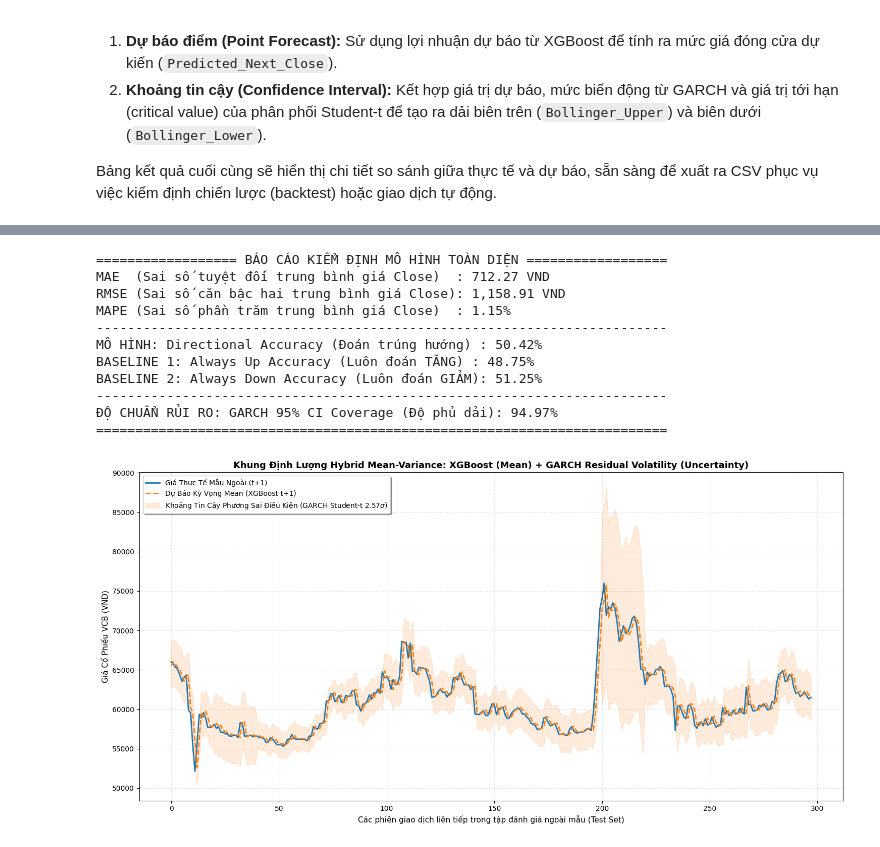
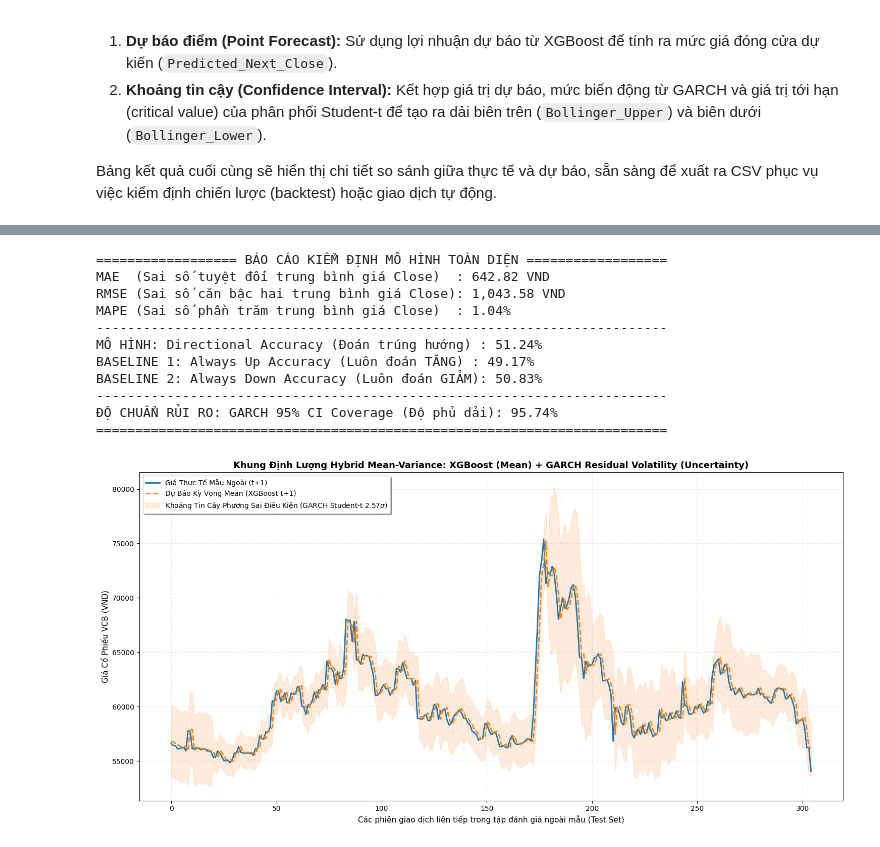
Before and after one commit to dinhhuy410/ADY201m_Final_Project, a Jupyter notebook: notebooks/Training_XGBoost.ipynb, the cells around one changed output, grey strips where cells are left out. Saved outputs shown, nothing was run; the diff lists cells and outputs as text; code cells hidden in the pictures.

Commit message:
Update data, XGboost

```diff
--- a/notebooks/Training_XGBoost.ipynb
+++ b/notebooks/Training_XGBoost.ipynb
@@ -253,8 +257,8 @@ from sklearn.metrics import mean_absolute_error, mean_squared_error, mean_absolu
 # 1. TẢI DỮ LIỆU ĐÃ TÍNH TOÁN
 # =====================================================================
 try:
-    results_df = pd.read_csv('hybrid_predictions_output.csv', index_col=0, parse_dates=True)
-    with open('garch_config.txt', 'r') as f:
+    results_df = pd.read_csv('../data/hybrid_predictions_output.csv', index_col=0, parse_dates=True)
+    with open('../configs/garch_config.txt', 'r') as f:
         critical_value = float(f.read().strip())
 except FileNotFoundError:
     raise FileNotFoundError("Khong tim thay ket qua tinh toan. Vui long chay file 'train_pipeline.py' truoc!")
@@ -296,38 +300,38 @@ print("-------------------------------------------------------------------------
 print(f"ĐỘ CHUẨN RỦI RO: GARCH 95% CI Coverage (Độ phủ dải): {coverage:.2f}%")
 print("=========================================================================\n")
 
 # =====================================================================
 # 3. VẼ BIỂU ĐỒ HYBRID MEAN-VARIANCE CHUẨN LUẬN VĂN
 # =====================================================================
 plt.figure(figsize=(15, 7.5))
 plt.plot(actual_next_close.values, label='Giá Thực Tế Mẫu Ngoài (t+1)', color='#1f77b4', linewidth=2)
 plt.plot(predicted_next_close.values, label='Dự Báo Kỳ Vọng Mean (XGBoost t+1)', color='#ff7f0e', linestyle='--', linewidth=2)
 
 plt.fill_between(
     range(len(actual_next_close)),
     bollinger_lower_pred.values,
     bollinger_upper_pred.values,
     color='#ff7f0e', alpha=0.15,
     label=f'Khoảng Tin Cậy Phương Sai Điều Kiện (GARCH Student-t {critical_value:.2f}$\sigma$)'
 )
 
 plt.title('Khung Định Lượng Hybrid Mean-Variance: XGBoost (Mean) + GARCH Residual Volatility (Uncertainty)', fontsize=13, fontweight='bold')
 plt.xlabel('Các phiên giao dịch liên tiếp trong tập đánh giá ngoài mẫu (Test Set)', fontsize=11)
 plt.ylabel('Giá Cổ Phiếu VCB (VND)', fontsize=11)
 plt.legend(loc='upper left', frameon=True, shadow=True)
 plt.grid(True, linestyle=':', alpha=0.5)
 plt.tight_layout()
 plt.show()
 # %% [output]
 ================== BÁO CÁO KIỂM ĐỊNH MÔ HÌNH TOÀN DIỆN ==================
-MAE  (Sai số tuyệt đối trung bình giá Close)  : 712.27 VND
-RMSE (Sai số căn bậc hai trung bình giá Close): 1,158.91 VND
-MAPE (Sai số phần trăm trung bình giá Close)  : 1.15%
+MAE  (Sai số tuyệt đối trung bình giá Close)  : 642.82 VND
+RMSE (Sai số căn bậc hai trung bình giá Close): 1,043.58 VND
+MAPE (Sai số phần trăm trung bình giá Close)  : 1.04%
 -------------------------------------------------------------------------
-MÔ HÌNH: Directional Accuracy (Đoán trúng hướng) : 50.42%
-BASELINE 1: Always Up Accuracy (Luôn đoán TĂNG) : 48.75%
-BASELINE 2: Always Down Accuracy (Luôn đoán GIẢM): 51.25%
+MÔ HÌNH: Directional Accuracy (Đoán trúng hướng) : 51.24%
+BASELINE 1: Always Up Accuracy (Luôn đoán TĂNG) : 49.17%
+BASELINE 2: Always Down Accuracy (Luôn đoán GIẢM): 50.83%
 -------------------------------------------------------------------------
-ĐỘ CHUẨN RỦI RO: GARCH 95% CI Coverage (Độ phủ dải): 94.97%
+ĐỘ CHUẨN RỦI RO: GARCH 95% CI Coverage (Độ phủ dải): 95.74%
 =========================================================================
-[figure, old version]
+[figure, new version]
```
Also changed, not shown: parts of 4 cells of this notebook, 7 other files.
